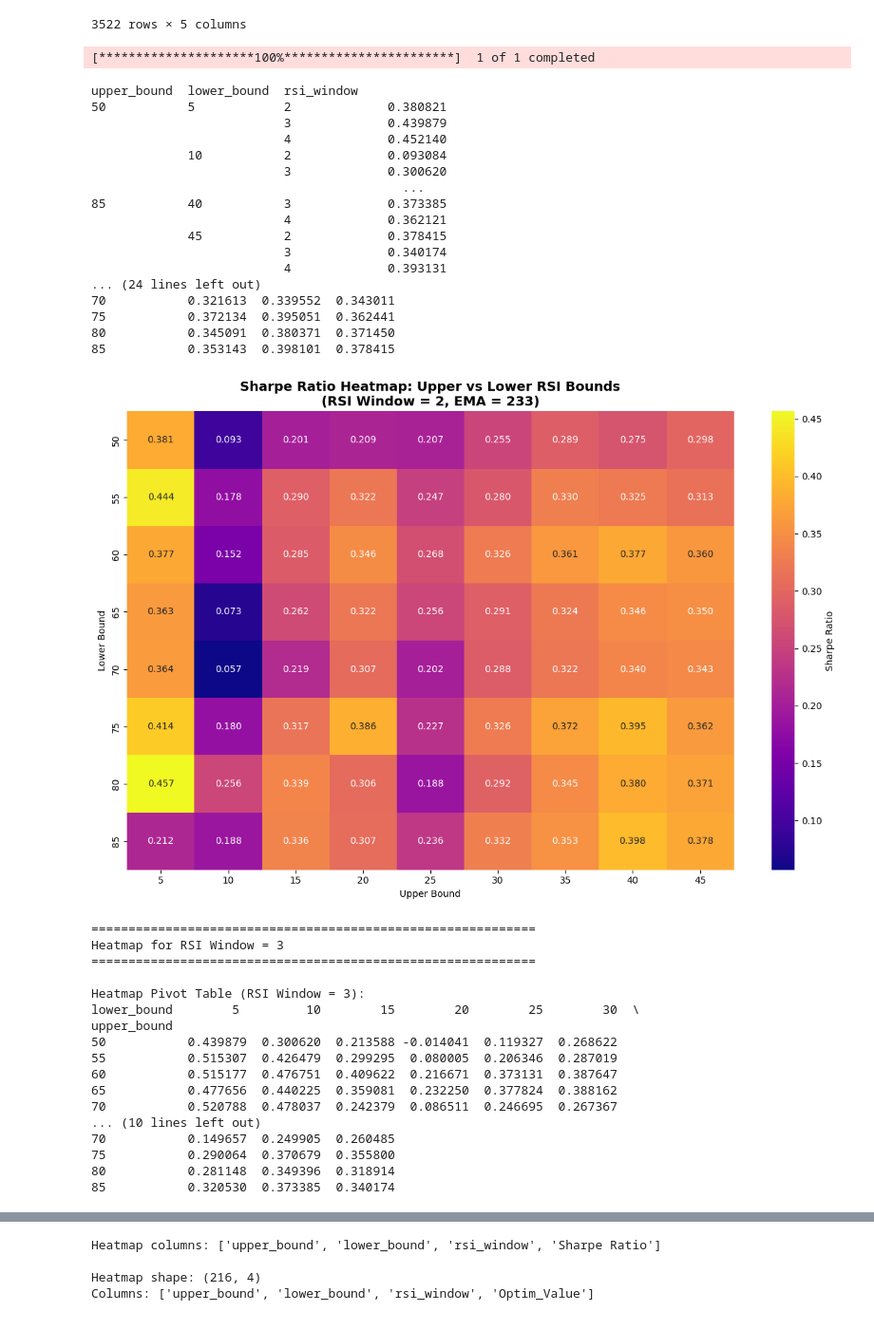
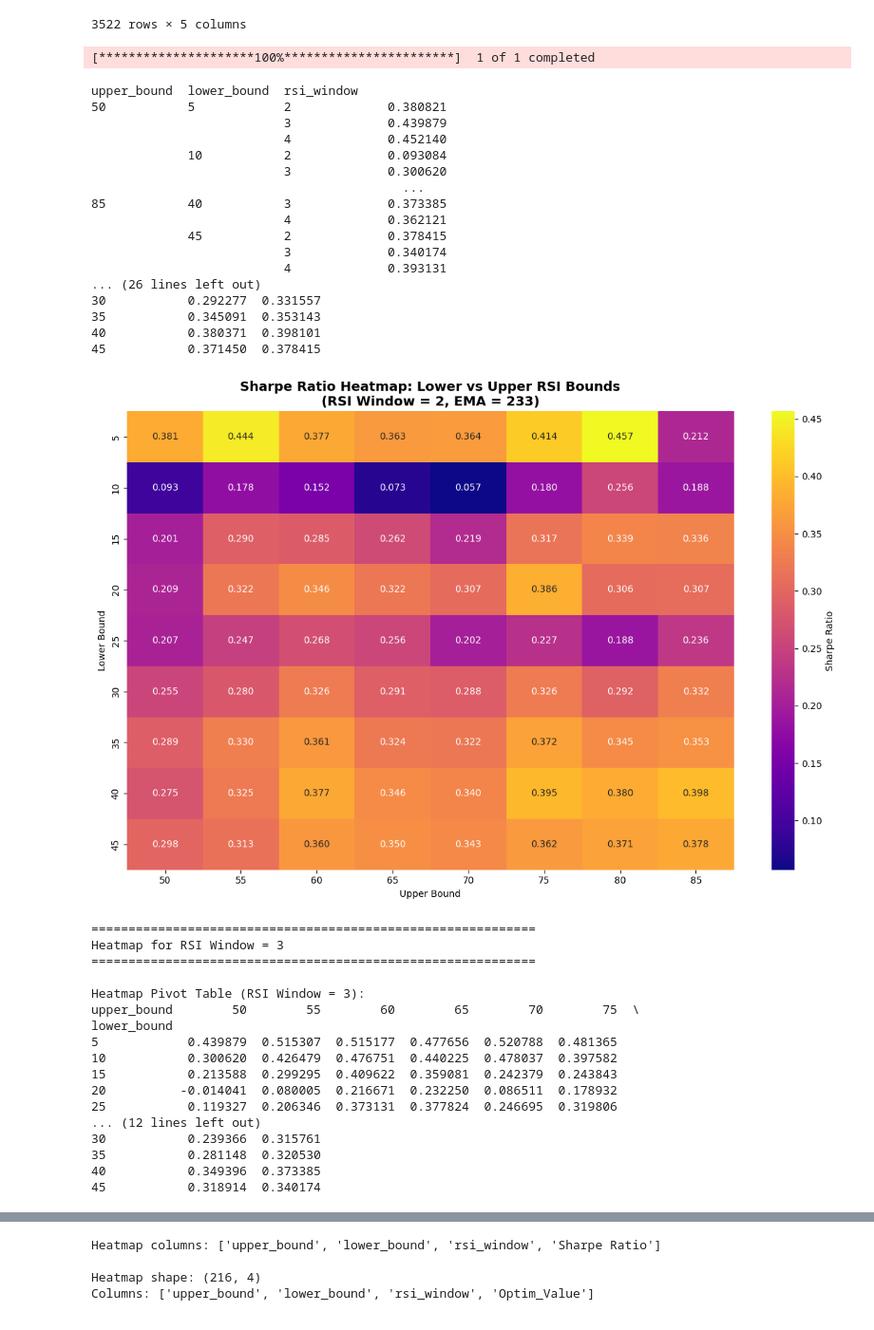
Before and after one commit to MartinKasak/Python_Finance_Numpy_Pandas_Backtesting, a Jupyter notebook: Backtesting. ML trading strategies with Different packages/Backtesting.py/Backtesting Relative Strength Index with Moving Average Filter.ipynb, the cells around one changed output, grey strips where cells are left out. Shown at 95% size. Saved outputs shown, nothing was run; the diff lists cells and outputs as text; code cells hidden in the pictures.

Commit message:
Fixed heatmap

```diff
--- a/Backtesting. ML trading strategies with Different packages/Backtesting.py/Backtesting Relative Strength Index with Moving Average Filter.ipynb
+++ b/Backtesting. ML trading strategies with Different packages/Backtesting.py/Backtesting Relative Strength Index with Moving Average Filter.ipynb
@@ -122,8 +122,10 @@ for rsi_val in [2, 3, 4]:
     # Filter heatmap for this RSI window
     heatmap_filtered = heatmap[heatmap.index.get_level_values('rsi_window') == rsi_val]
 
-    # Create heatmap for this RSI window
-    hm = heatmap_filtered.groupby(["upper_bound", "lower_bound"]).mean().unstack()
+    # Create heatmap for this RSI window - FIXED HERE
+    # Group by lower_bound and upper_bound (correct order)
+    hm = heatmap_filtered.groupby(["lower_bound", "upper_bound"]).mean().unstack()
+
     print(f"\nHeatmap Pivot Table (RSI Window = {rsi_val}):")
     print(hm)
 
@@ -131,7 +133,7 @@ for rsi_val in [2, 3, 4]:
     plt.figure(figsize=(12, 8))
     sns.heatmap(hm, cmap="plasma", annot=True, fmt=".3f",
                 cbar_kws={'label': 'Sharpe Ratio'})
-    plt.title(f'Sharpe Ratio Heatmap: Upper vs Lower RSI Bounds\n(RSI Window = {rsi_val}, EMA = 233)',
+    plt.title(f'Sharpe Ratio Heatmap: Lower vs Upper RSI Bounds\n(RSI Window = {rsi_val}, EMA = 233)',
               fontsize=14, fontweight='bold')
     plt.xlabel('Upper Bound')
     plt.ylabel('Lower Bound')
@@ -140,53 +142,53 @@ for rsi_val in [2, 3, 4]:
 
 print("\nOptimization Results:")
 print(stats)
 
 lower_bound = stats["_strategy"].lower_bound
 upper_bound = stats["_strategy"].upper_bound
 rsi_window = stats["_strategy"].rsi_window
 
 print(f"\nOptimized Parameters:")
 print(f"  RSI Window: {rsi_window}")
 print(f"  Lower Bound: {lower_bound}")
 print(f"  Upper Bound: {upper_bound}")
 print(f"  EMA Window: 233 (fixed)")
 
 # Plot the backtest
 bt.plot()
 # %% [output]
 [*********************100%***********************]  1 of 1 completed
 upper_bound  lower_bound  rsi_window
 50           5            2             0.380821
                           3             0.439879
                           4             0.452140
              10           2             0.093084
                           3             0.300620
                                           ...
 85           40           3             0.373385
                           4             0.362121
              45           2             0.378415
                           3             0.340174
                           4             0.393131
-... (24 lines left out)
-70           0.321613  0.339552  0.343011
-75           0.372134  0.395051  0.362441
-80           0.345091  0.380371  0.371450
-85           0.353143  0.398101  0.378415
+... (26 lines left out)
+30           0.292277  0.331557
+35           0.345091  0.353143
+40           0.380371  0.398101
+45           0.371450  0.378415
-[figure, old version]
+[figure, new version]
 ============================================================
 Heatmap for RSI Window = 3
 ============================================================
 
 Heatmap Pivot Table (RSI Window = 3):
-lower_bound        5         10        15        20        25        30  \
-upper_bound
-50           0.439879  0.300620  0.213588 -0.014041  0.119327  0.268622
-55           0.515307  0.426479  0.299295  0.080005  0.206346  0.287019
-60           0.515177  0.476751  0.409622  0.216671  0.373131  0.387647
-65           0.477656  0.440225  0.359081  0.232250  0.377824  0.388162
-70           0.520788  0.478037  0.242379  0.086511  0.246695  0.267367
-... (10 lines left out)
-70           0.149657  0.249905  0.260485
-75           0.290064  0.370679  0.355800
-80           0.281148  0.349396  0.318914
-85           0.320530  0.373385  0.340174
+upper_bound        50        55        60        65        70        75  \
+lower_bound
+5            0.439879  0.515307  0.515177  0.477656  0.520788  0.481365
+10           0.300620  0.426479  0.476751  0.440225  0.478037  0.397582
+15           0.213588  0.299295  0.409622  0.359081  0.242379  0.243843
+20          -0.014041  0.080005  0.216671  0.232250  0.086511  0.178932
+25           0.119327  0.206346  0.373131  0.377824  0.246695  0.319806
+... (12 lines left out)
+30           0.239366  0.315761
+35           0.281148  0.320530
+40           0.349396  0.373385
+45           0.318914  0.340174
```
Also changed, not shown: parts of 2 cells of this notebook.
